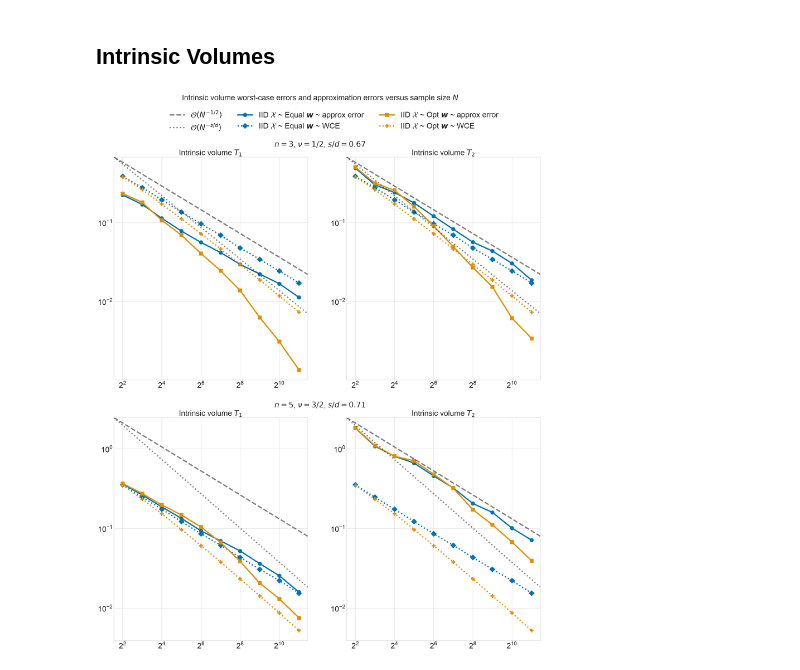
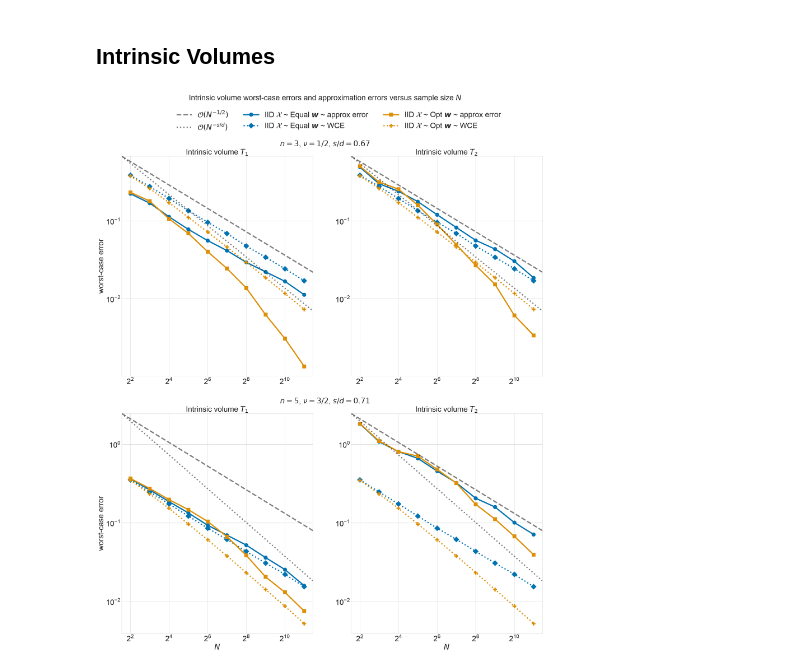
Before and after one commit to alegresor/rmatqmcpy, a Jupyter notebook: docs/examples/paper_plots.ipynb, the cells around one changed output. Saved outputs shown, nothing was run; the diff lists cells and outputs as text; code cells hidden in the pictures.

```diff
--- a/docs/examples/paper_plots.ipynb
+++ b/docs/examples/paper_plots.ipynb
@@ -97,6 +97,10 @@ for i in range(nrows*ncols):
     ax[ir,ic].set_title(title)
     # ax[ir,ic].set_xlabel(r"$N$")
     # ax[ir,0].set_ylabel("worst-case error")
+for i in range(nrows):
+    ax[i,0].set_ylabel("worst-case error")
+for j in range(ncols):
+    ax[-1,j].set_xlabel(r"$N$")
 handles,labels = ax[keyidx//ncols,keyidx%ncols].get_legend_handles_labels()
 fig.legend(
     [handles[-2],handles[-1]]+[handles[i] for i in range(len(handles)-2)],
@@ -141,31 +145,35 @@ for i,data in enumerate(datas):
         ymin,ymax = ax[i,k-1].get_ylim()
         ax[i,k-1].xaxis.set_tick_params(labelbottom=True)
         ax[i,k-1].yaxis.set_tick_params(labelleft=True)
         ax[i,k-1].set_xlim([xmin,xmax])
         ax[i,k-1].set_ylim([ymin,ymax])
         ax[i,k-1].axline([xmin,ymax],[2*xmin,2**(-1/2)*ymax],color="k",alpha=0.5,linestyle="dashed",label=r"$\mathcal{O}(N^{-1/2})$" if k==1 else None)
         ax[i,k-1].axline([xmin,ymax],[2*xmin,2**(-s/d)*ymax],color="k",alpha=0.5,linestyle="dotted",label=r"$\mathcal{O}(N^{-s/d})$" if k==1 else None)
     assert s==np.inf or s%1 in [0,1/2]
     if s==np.inf:
         s_str = r"\infty"
     elif s%1==0:
         s_str = r"%d"%s
     elif s%1==1/2:
         s_str = r"%d/2"%(2*s)
     title = ""
     title += r"$n=%d$"%data["n"]
     title += r", %s"%data["nu_str"]
     if False:
         title += r", $s = %s$"%s_str
         title += r", $d=%d$"%d
     title += r", $s/d = %.2f$"%(s/d)
     subfigs[i].suptitle(title,y=.935)
+for i in range(nrows):
+    ax[i,0].set_ylabel("worst-case error")
+for j in range(ncols):
+    ax[-1,j].set_xlabel(r"$N$")
 fig.suptitle(r"Intrinsic volume worst-case errors and approximation errors versus sample size $N$",y=1.05)
 handles,labels = ax[0,0].get_legend_handles_labels()
 fig.legend(
     [handles[-2],handles[-1]]+[handles[i] for i in range(len(handles)-2)],
     [labels[-2],labels[-1]]+[labels[i] for i in range(len(labels)-2)],
     frameon=False,ncols=3,loc="lower center",bbox_to_anchor=(.525,.97))
 fig.savefig("./out/paper.fig.IV.pdf",bbox_inches="tight")
 # %% [output]
-[figure, old version]
+[figure, new version]
```
Also changed, not shown: parts of 1 cell of this notebook, 2 other files.
